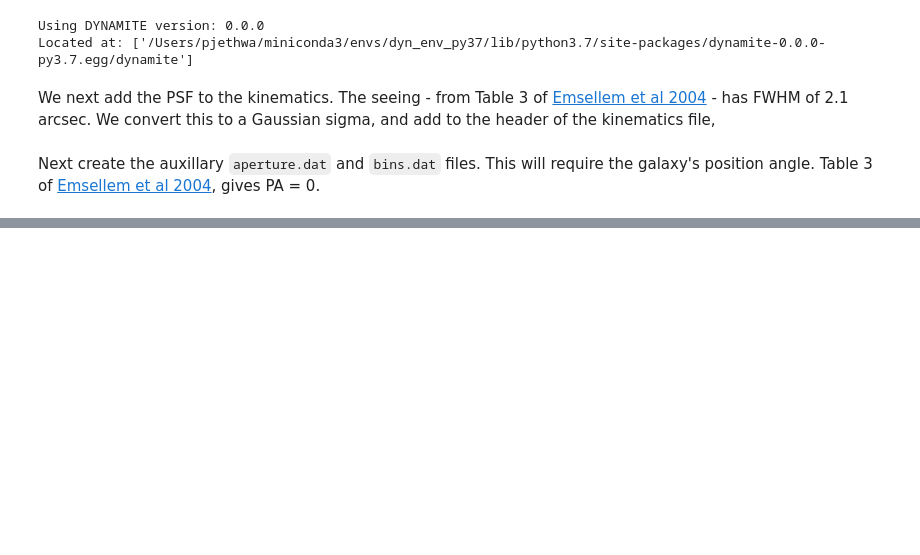
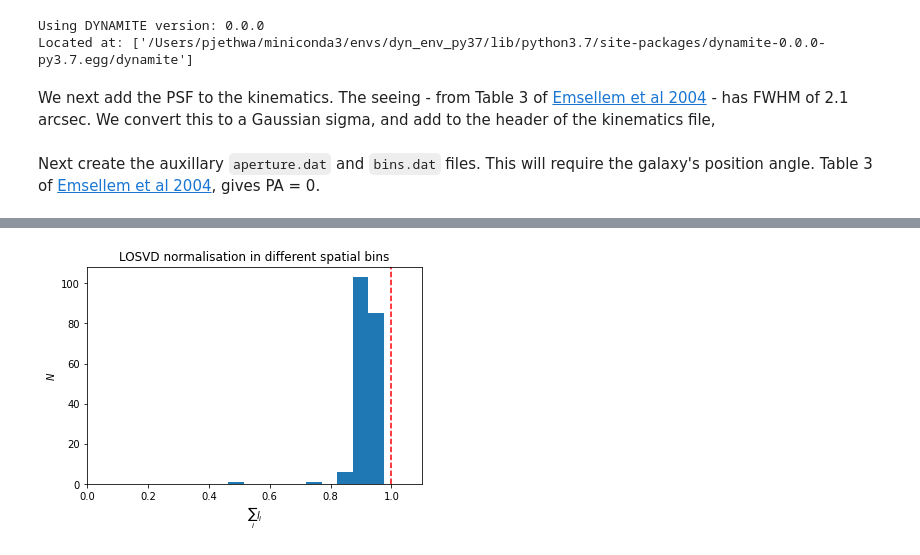
Before and after one commit to dynamics-of-stellar-systems/dynamite, a Jupyter notebook: docs/tutorial_notebooks/BayesLOSVD_and_DYNAMITE.ipynb, the cells around one changed output, grey strips where cells are left out. Saved outputs shown, nothing was run; the diff lists cells and outputs as text; code cells hidden in the pictures; blank space fills up the shorter version.

```diff
--- a/docs/tutorial_notebooks/BayesLOSVD_and_DYNAMITE.ipynb
+++ b/docs/tutorial_notebooks/BayesLOSVD_and_DYNAMITE.ipynb
@@ -75,0 +203,9 @@ Next prepare the DYNAMITE congfiguration file. We've included the file `NGC4550_
+# %%
+plt.hist(np.sum(BayesLOSVD.data['losvd'], 1))
+plt.axvline(1., ls='--', color='r')
+plt.gca().set_xlabel('$\sum_i l_{i}$')
+plt.gca().set_ylabel('$N$')
+plt.gca().set_xlim(0, 1.1)
+_ = plt.gca().set_title('LOSVD normalisation in different spatial bins')
+# %% [output]
+[figure, added]
```
Also changed, not shown: parts of 25 cells of this notebook, 1 other file.
